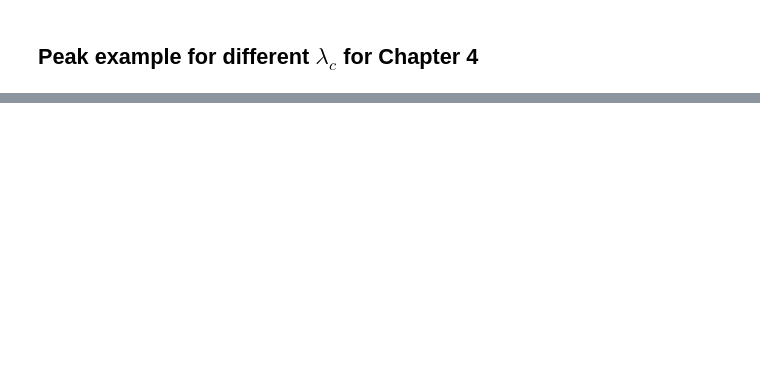
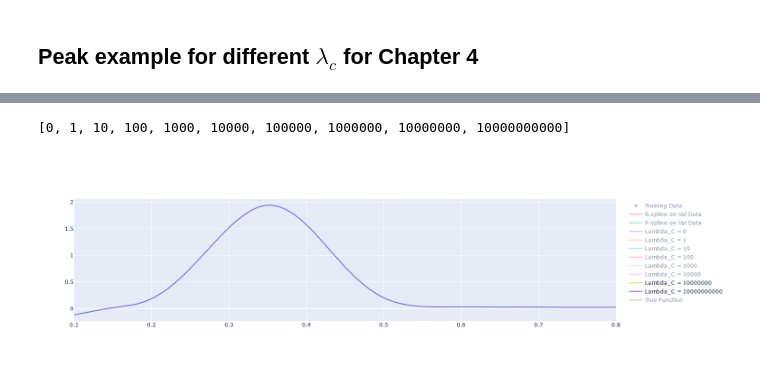
Before and after one commit to j-cap/Master-Thesis, a Jupyter notebook: Code/SplinesInPython/thesis-plots.ipynb, the cells around one changed output, grey strips where cells are left out. Cells and saved outputs as stored; diff of their text form; code cells hidden in the pictures; blank space fills up the shorter version.

```diff
--- a/Code/SplinesInPython/thesis-plots.ipynb
+++ b/Code/SplinesInPython/thesis-plots.ipynb
@@ -133,5 +169,6 @@ print("Optimal lambda = ",opt_lam)
 sol_p = B.fit_Pspline(df_train["x"].values, df_train["y"].values,nr_splines=nr_splines,lam=opt_lam, knot_type=knot_type)
 # Calculate the SC-P-spline fits
 sol_c = {}
-for c in [0,1,10,100,1000,10000]:
+t_lam = [0,1,10,100,1000,10000,100000, int(1e6), int(1e7), int(1e10)]
+for c in t_lam:
     sol_c["sol_c"+str(c)] = B.fit_SC_Pspline(df_train["x"].values, df_train["y"].values, "peak", nr_splines, lam_c=c, knot_type=knot_type)
@@ -186,3 +300,7 @@ SCPspline_plot10 = B.predict(xplot, sol_c["sol_c10"]["coef_"], sol_c["sol_c10"][
 SCPspline_plot100 = B.predict(xplot, sol_c["sol_c100"]["coef_"], sol_c["sol_c100"]["knots"])
 SCPspline_plot1000 = B.predict(xplot, sol_c["sol_c1000"]["coef_"], sol_c["sol_c1000"]["knots"])
 SCPspline_plot10000 = B.predict(xplot, sol_c["sol_c10000"]["coef_"], sol_c["sol_c10000"]["knots"])
+SCPspline_plot100000 = B.predict(xplot, sol_c["sol_c100000"]["coef_"], sol_c["sol_c100000"]["knots"])
+SCPspline_plot1000000 = B.predict(xplot, sol_c["sol_c1000000"]["coef_"], sol_c["sol_c1000000"]["knots"])
+SCPspline_plot10000000 = B.predict(xplot, sol_c["sol_c10000000"]["coef_"], sol_c["sol_c10000000"]["knots"])
+SCPspline_plot10000000000 = B.predict(xplot, sol_c["sol_c10000000000"]["coef_"], sol_c["sol_c10000000000"]["knots"])
@@ -189,16 +320,24 @@ SCPspline_plot10000 = B.predict(xplot, sol_c["sol_c10000"]["coef_"], sol_c["sol_
+# %%
+t_lam
+# %% [output]
+[0, 1, 10, 100, 1000, 10000, 100000, 1000000, 10000000, 10000000000]
 # %%
 fig = go.Figure()
 fig.add_trace(go.Scatter(x=x, y=y, mode="markers", name="Training Data"))
 fig.add_trace(go.Scatter(x=xplot, y=Bspline_plot, mode="lines", name="B-spline on Val Data"))
 fig.add_trace(go.Scatter(x=xplot, y=Pspline_plot, mode="lines+markers", marker=dict(size=1), name="P-spline on Val Data"))
 fig.add_trace(go.Scatter(x=xplot, y=SCPspline_plot0, mode="lines", name="Lambda_C = 0"))
 fig.add_trace(go.Scatter(x=xplot, y=SCPspline_plot1, mode="lines", name="Lambda_C = 1"))
 fig.add_trace(go.Scatter(x=xplot, y=SCPspline_plot10, mode="lines", name="Lambda_C = 10"))
 fig.add_trace(go.Scatter(x=xplot, y=SCPspline_plot100, mode="lines", name="Lambda_C = 100"))
 fig.add_trace(go.Scatter(x=xplot, y=SCPspline_plot1000, mode="lines", name="Lambda_C = 1000"))
 fig.add_trace(go.Scatter(x=xplot, y=SCPspline_plot10000, mode="lines", name="Lambda_C = 10000"))
+fig.add_trace(go.Scatter(x=xplot, y=SCPspline_plot10000000, mode="lines", name=f"Lambda_C = {t_lam[-2]}"))
+fig.add_trace(go.Scatter(x=xplot, y=SCPspline_plot10000000000, mode="lines", name=f"Lambda_C = {t_lam[-1]}"))
 
 fig.add_trace(go.Scatter(x=x, y=ytrue, mode="lines", name="True Function"))
+# %% [output]
+[figure, added]
 # %%
 df_mse = pd.DataFrame(columns=["Model", "MSEVal", "MSEValTrueFunction"])
 df_mse["Model"] = ["B-spline", "P-spline"] + [s.split("_")[-1] for s in list(sol_c.keys())]
```
Also changed, not shown: parts of 50 cells of this notebook, 58 other files.
